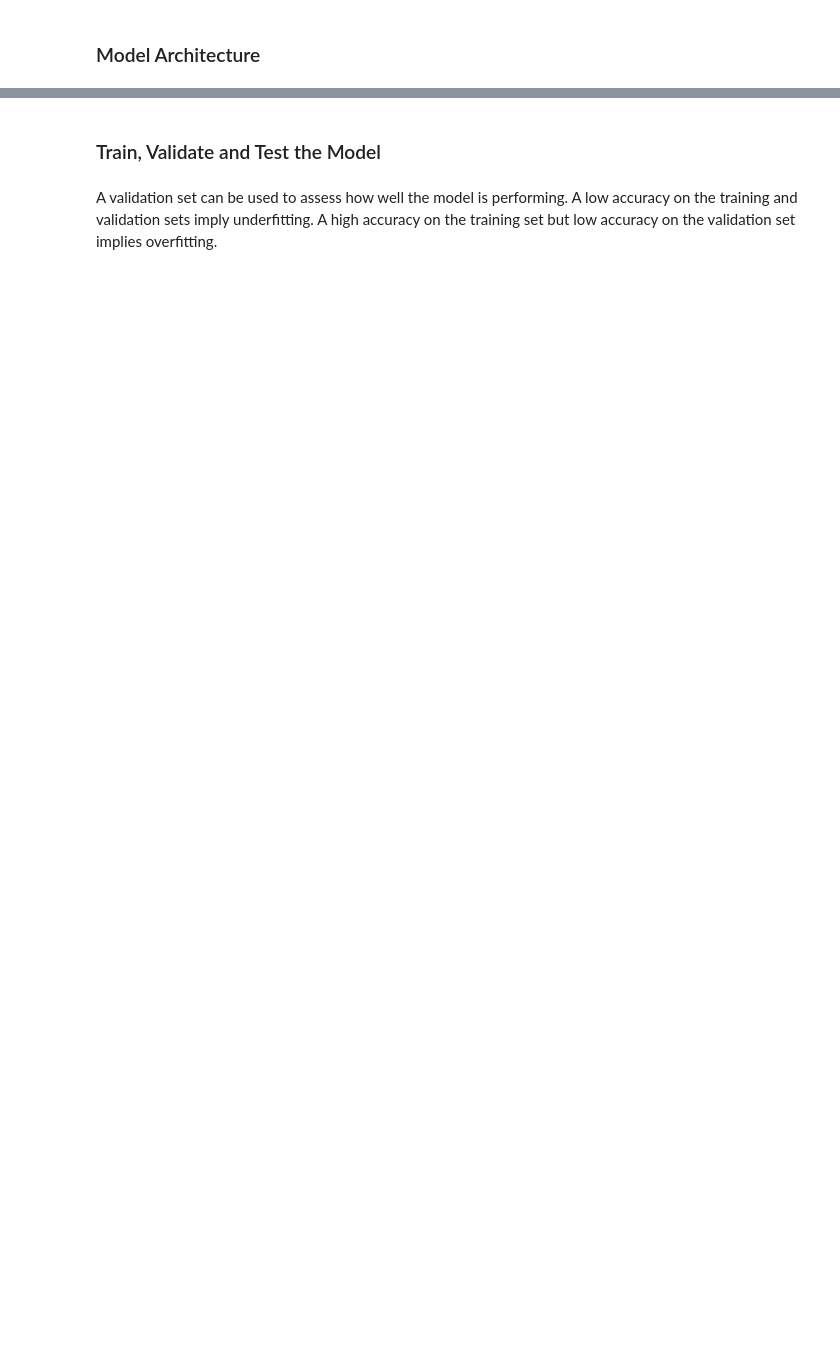
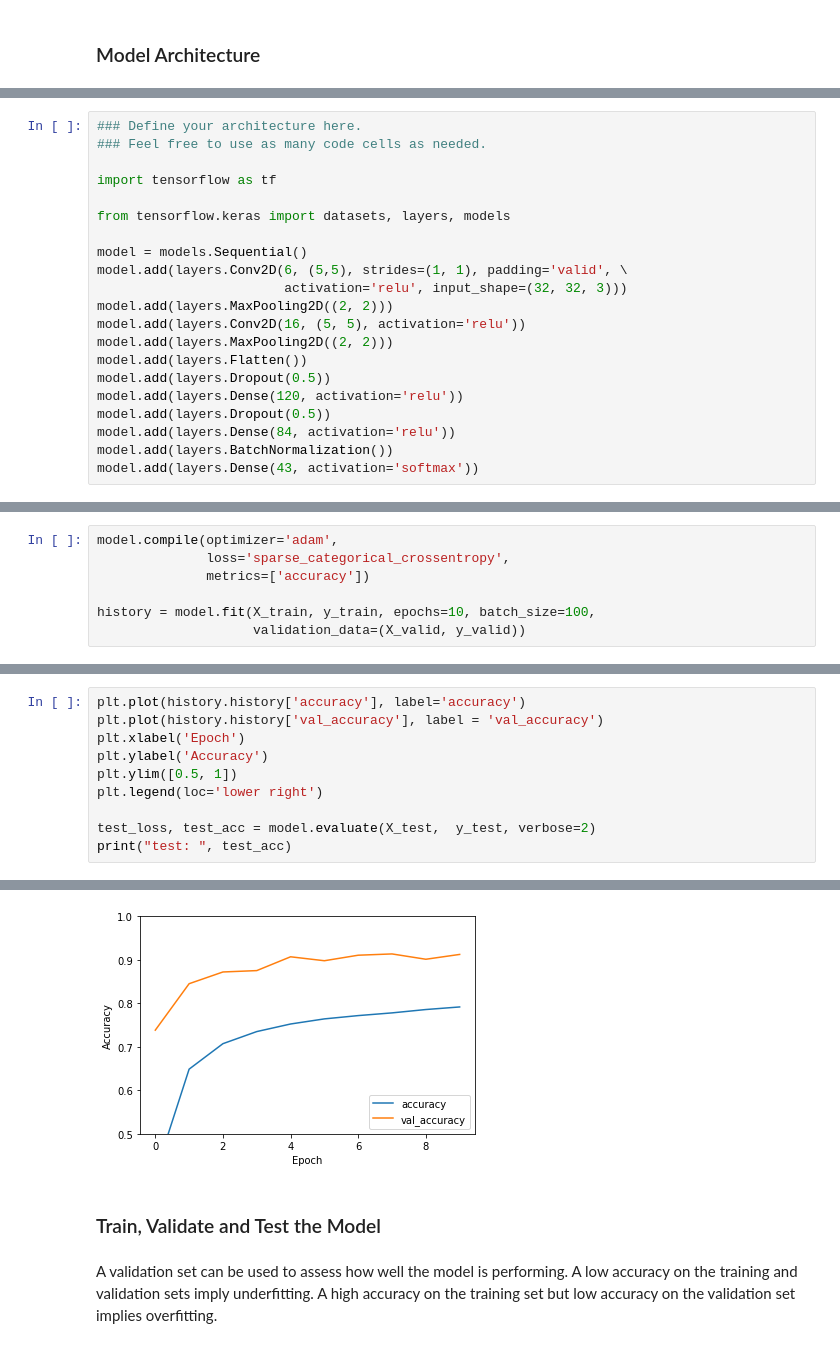
Before and after one commit to sebkaster/CarND-Traffic-Sign-Classifier-Project, a Jupyter notebook: Traffic_Sign_Classifier.ipynb, the cells around one changed output, grey strips where cells are left out. Saved outputs shown, nothing was run; the diff lists cells and outputs as text; blank space fills up the shorter version.

```diff
--- a/Traffic_Sign_Classifier.ipynb
+++ b/Traffic_Sign_Classifier.ipynb
@@ -282,0 +319,21 @@ X_valid = X_valid_normalized
+# %%
+### Define your architecture here.
+### Feel free to use as many code cells as needed.
+
+import tensorflow as tf
+
+from tensorflow.keras import datasets, layers, models
+
+model = models.Sequential()
+model.add(layers.Conv2D(6, (5,5), strides=(1, 1), padding='valid', \
+                        activation='relu', input_shape=(32, 32, 3)))
+model.add(layers.MaxPooling2D((2, 2)))
+model.add(layers.Conv2D(16, (5, 5), activation='relu'))
+model.add(layers.MaxPooling2D((2, 2)))
+model.add(layers.Flatten())
+model.add(layers.Dropout(0.5))
+model.add(layers.Dense(120, activation='relu'))
+model.add(layers.Dropout(0.5))
+model.add(layers.Dense(84, activation='relu'))
+model.add(layers.BatchNormalization())
+model.add(layers.Dense(43, activation='softmax'))
@@ -282,0 +360,7 @@ X_valid = X_valid_normalized
+# %%
+model.compile(optimizer='adam',
+              loss='sparse_categorical_crossentropy',
+              metrics=['accuracy'])
+
+history = model.fit(X_train, y_train, epochs=10, batch_size=100,
+                    validation_data=(X_valid, y_valid))
@@ -282,0 +385,11 @@ X_valid = X_valid_normalized
+# %%
+plt.plot(history.history['accuracy'], label='accuracy')
+plt.plot(history.history['val_accuracy'], label = 'val_accuracy')
+plt.xlabel('Epoch')
+plt.ylabel('Accuracy')
+plt.ylim([0.5, 1])
+plt.legend(loc='lower right')
+
+test_loss, test_acc = model.evaluate(X_test,  y_test, verbose=2)
+print("test: ", test_acc)
+# %% [output]
@@ -283,3 +398,4 @@ X_valid = X_valid_normalized
+[figure, added]
 # %% [markdown]
 ### Train, Validate and Test the Model
 # %% [markdown]
```
Also changed, not shown: parts of 10 cells of this notebook, 3 other files.
